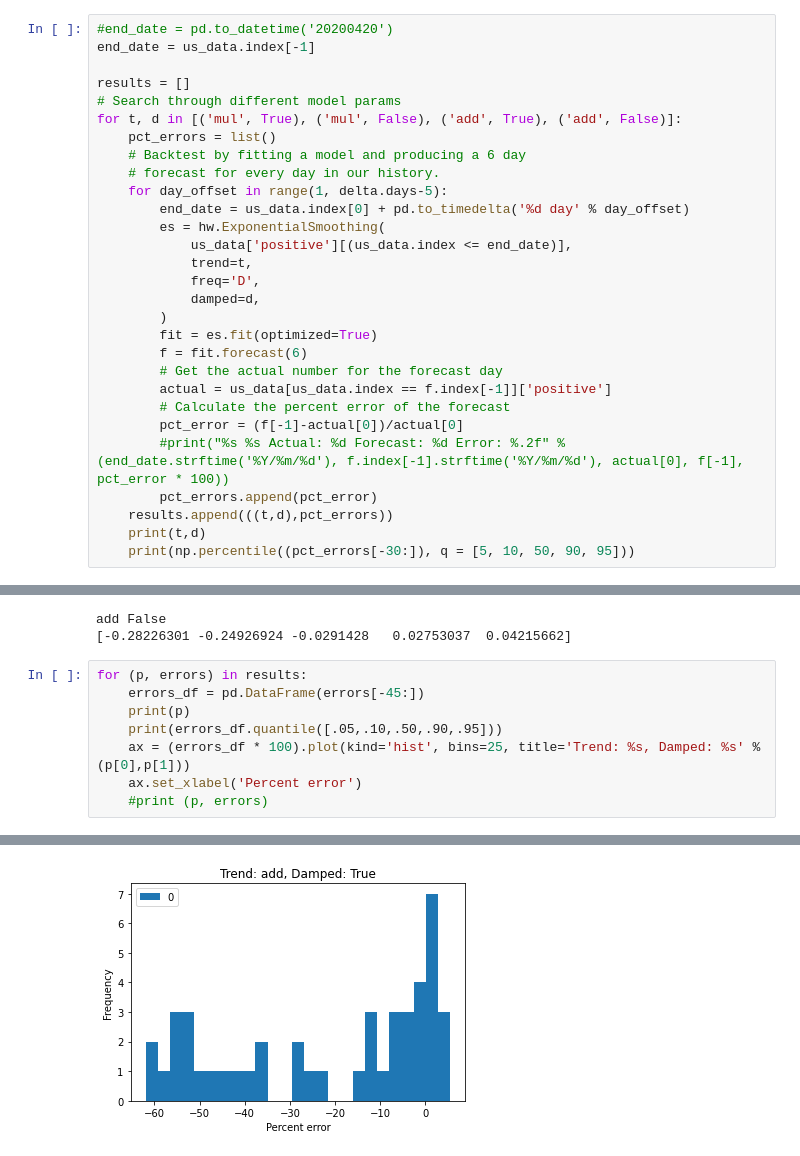
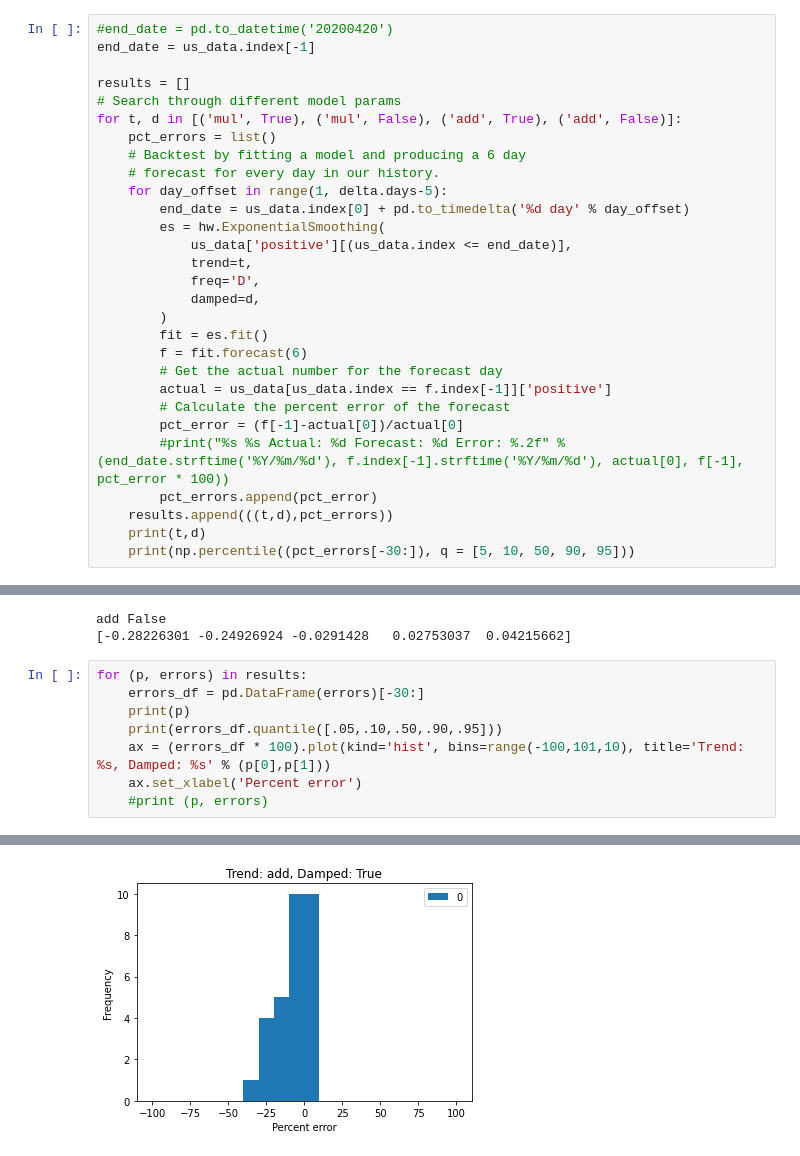
Before and after one commit to beala/covid_forecasts, a Jupyter notebook: Exponential Smoothing Model.ipynb, the cells around one changed output, grey strips where cells are left out. Cells and saved outputs as stored; diff of their text form.

```diff
--- a/Exponential Smoothing Model.ipynb
+++ b/Exponential Smoothing Model.ipynb
@@ -99,7 +99,7 @@ for t, d in [('mul', True), ('mul', False), ('add', True), ('add', False)]:
             freq='D',
             damped=d,
         )
-        fit = es.fit(optimized=True)
+        fit = es.fit()
         f = fit.forecast(6)
         # Get the actual number for the forecast day
         actual = us_data[us_data.index == f.index[-1]]['positive']
@@ -121,10 +121,10 @@ add False
 [-0.28226301 -0.24926924 -0.0291428   0.02753037  0.04215662]
 # %%
 for (p, errors) in results:
-    errors_df = pd.DataFrame(errors[-45:])
+    errors_df = pd.DataFrame(errors)[-30:]
     print(p)
     print(errors_df.quantile([.05,.10,.50,.90,.95]))
-    ax = (errors_df * 100).plot(kind='hist', bins=25, title='Trend: %s, Damped: %s' % (p[0],p[1]))
+    ax = (errors_df * 100).plot(kind='hist', bins=range(-100,101,10), title='Trend: %s, Damped: %s' % (p[0],p[1]))
     ax.set_xlabel('Percent error')
     #print (p, errors)
 # %% [output]
@@ -150 +150 @@ for (p, errors) in results:
-[figure, old version]
+[figure, new version]
```
Also changed, not shown: parts of 9 cells of this notebook.
